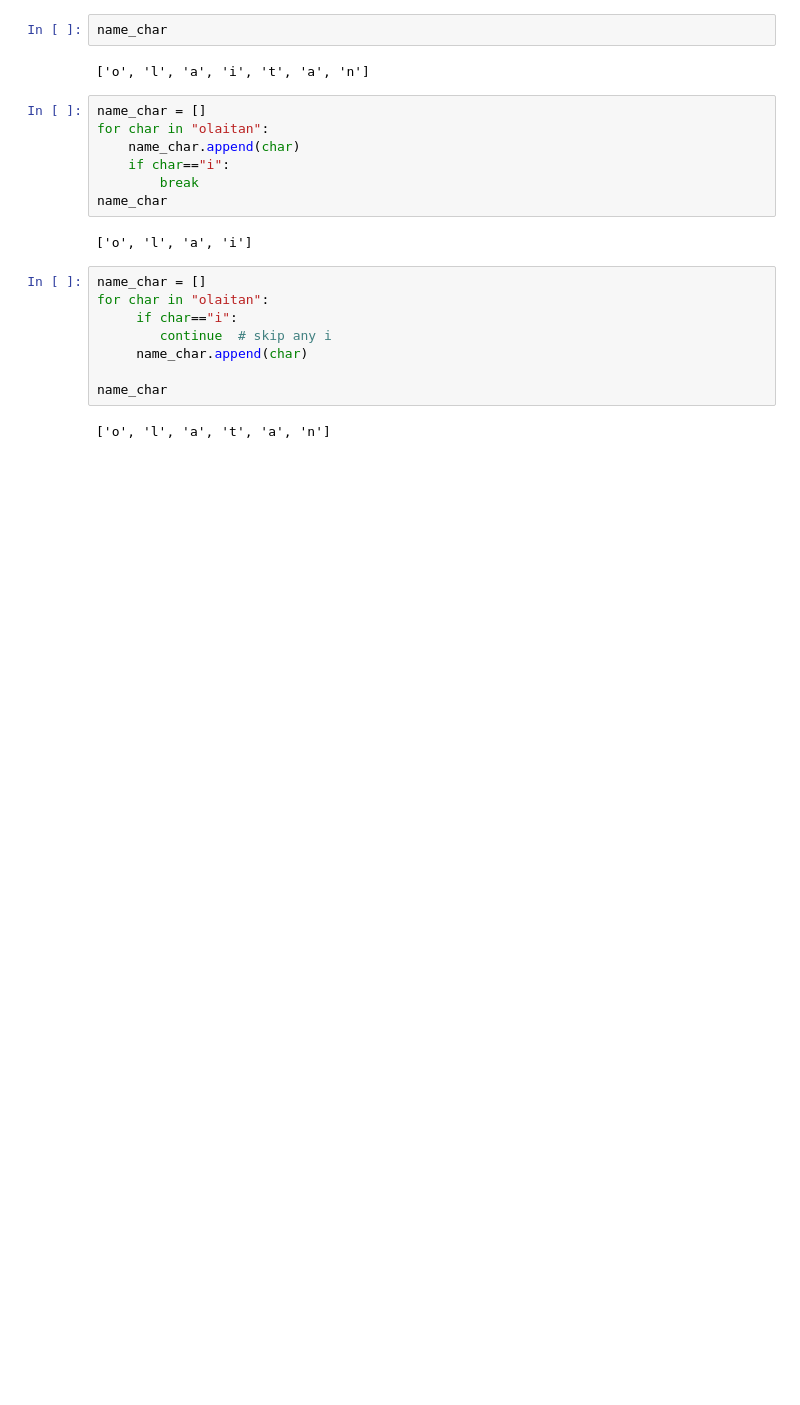
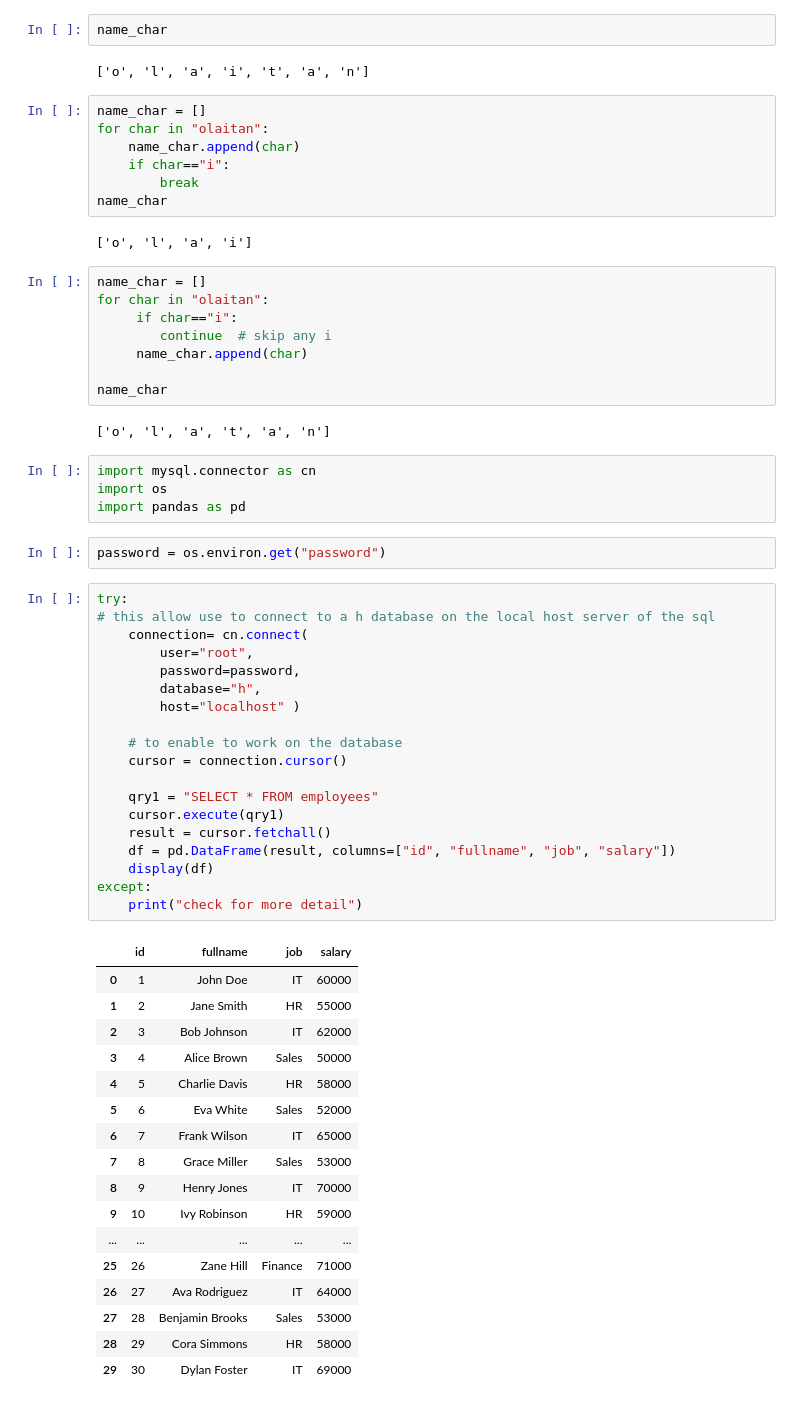
Before and after one commit to kazeemolaitanmusbau/Postgresql-Works, a Jupyter notebook: python tutorial.ipynb, the cells around one changed output. Saved outputs shown, nothing was run; the diff lists cells and outputs as text; blank space fills up the shorter version.

```diff
--- a/python tutorial.ipynb
+++ b/python tutorial.ipynb
@@ -1855,3 +1855,46 @@ for char in "olaitan":
 name_char
 # %% [output]
 ['o', 'l', 'a', 't', 'a', 'n']
+# %%
+import mysql.connector as cn
+import os
+import pandas as pd
+# %%
+password = os.environ.get("password")
+# %%
+try:
+# this allow use to connect to a h database on the local host server of the sql
+    connection= cn.connect(
+        user="root",
+        password=password,
+        database="h",
+        host="localhost" )
+
+    # to enable to work on the database
+    cursor = connection.cursor()
+
+    qry1 = "SELECT * FROM employees"
+    cursor.execute(qry1)
+    result = cursor.fetchall()
+    df = pd.DataFrame(result, columns=["id", "fullname", "job", "salary"])
+    display(df)
+except:
+    print("check for more detail")
+# %% [output]
+|  | id | fullname | job | salary |
+| 0 | 1 | John Doe | IT | 60000 |
+| 1 | 2 | Jane Smith | HR | 55000 |
+| 2 | 3 | Bob Johnson | IT | 62000 |
+| 3 | 4 | Alice Brown | Sales | 50000 |
+| 4 | 5 | Charlie Davis | HR | 58000 |
+| 5 | 6 | Eva White | Sales | 52000 |
+| 6 | 7 | Frank Wilson | IT | 65000 |
+| 7 | 8 | Grace Miller | Sales | 53000 |
+| 8 | 9 | Henry Jones | IT | 70000 |
+| 9 | 10 | Ivy Robinson | HR | 59000 |
+| ... | ... | ... | ... | ... |
+| 25 | 26 | Zane Hill | Finance | 71000 |
+| 26 | 27 | Ava Rodriguez | IT | 64000 |
+| 27 | 28 | Benjamin Brooks | Sales | 53000 |
+| 28 | 29 | Cora Simmons | HR | 58000 |
+| 29 | 30 | Dylan Foster | IT | 69000 |
```
Also changed, not shown: parts of 1 cell of this notebook.
